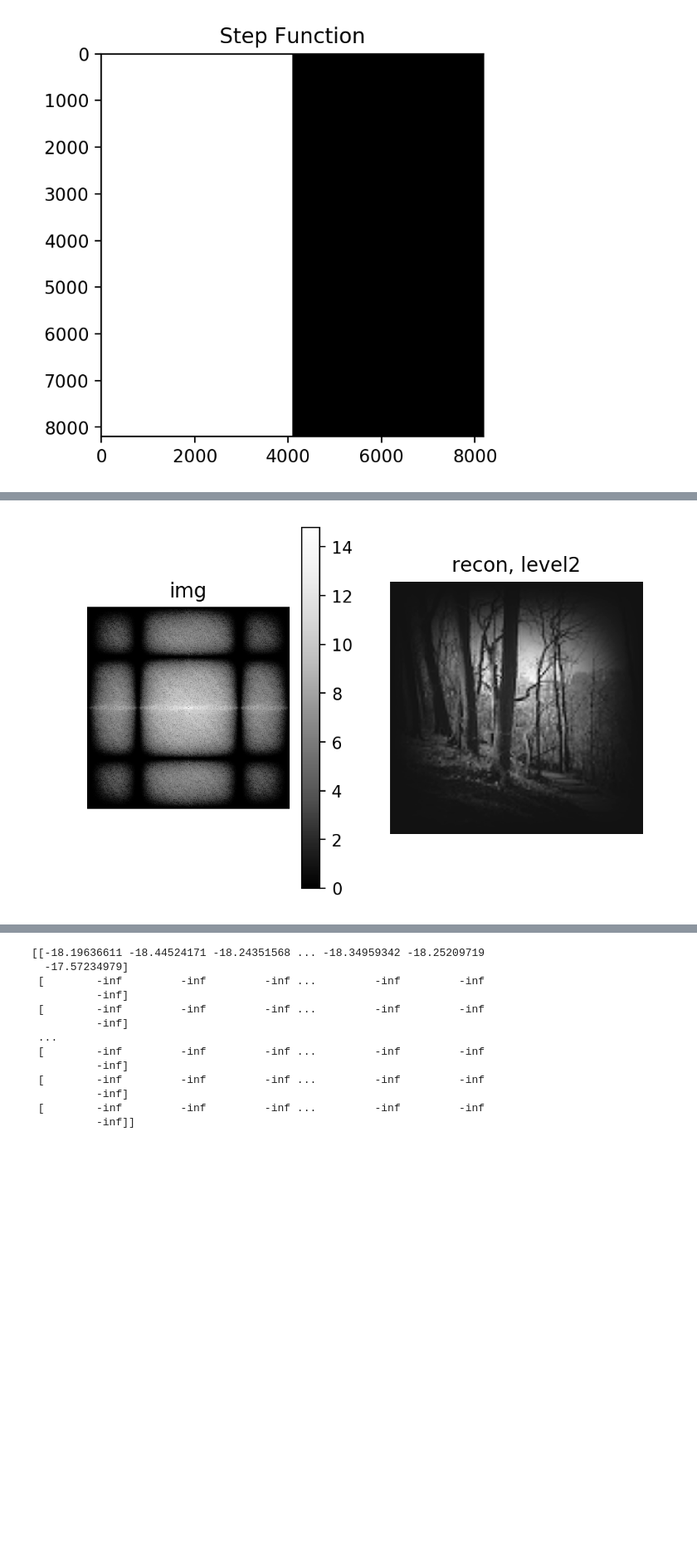
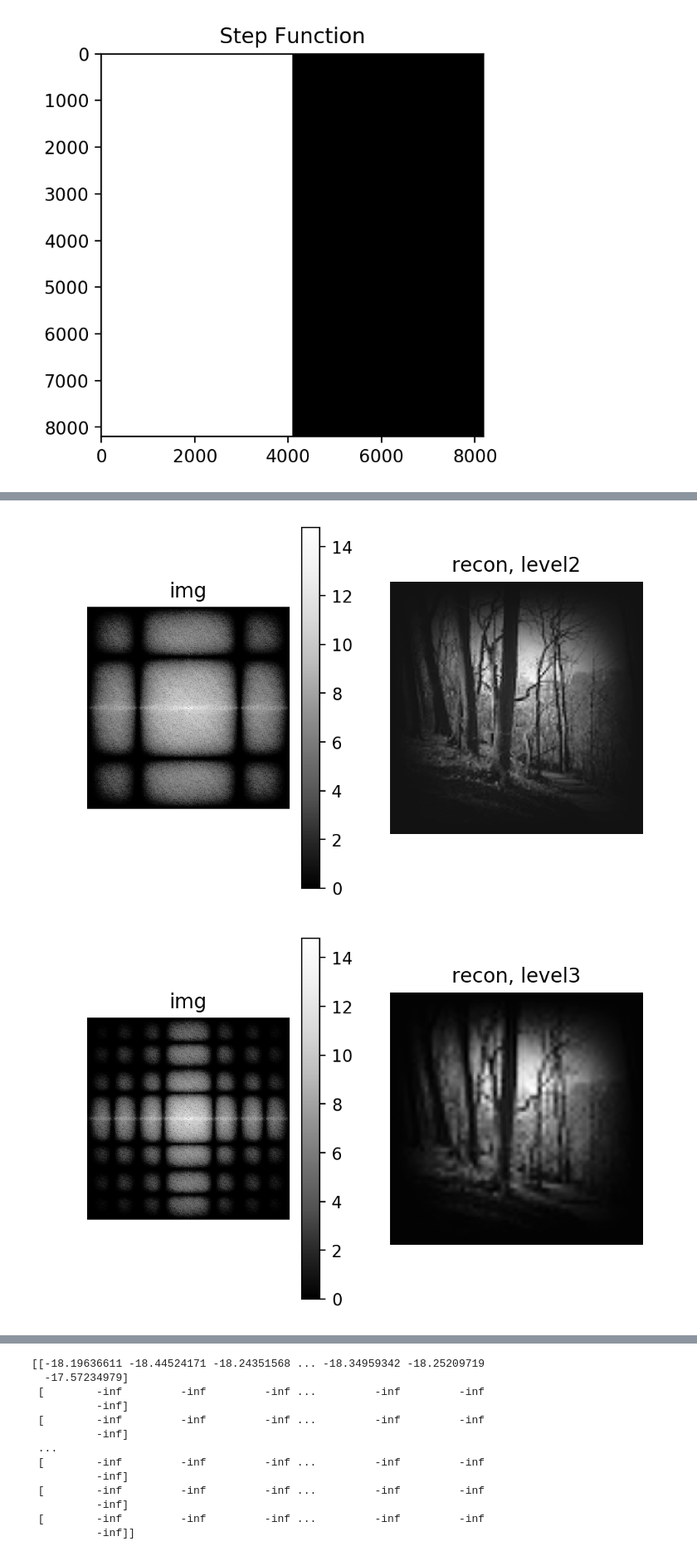
Before and after one commit to vdutell/wavelet_stim, a Jupyter notebook: Wavelet_Edge.ipynb, the cells around one changed output, grey strips where cells are left out. Shown at 83% size. Drawn from its saved outputs; the diff is of its cells as text; code cells hidden in the pictures; blank space fills up the shorter version.

```diff
--- a/Wavelet_Edge.ipynb
+++ b/Wavelet_Edge.ipynb
@@ -87,34 +88,37 @@ pywt.wavelist(kind='discrete')
 wavelet = 'db4'
 # wavelet = pywt.ContinuousWavelet(wavelet)
 mode = 'smooth'
-level = 3
+#level = 6
+#im = cos_filter(stim_step)
 im = cos_filter(trail_gray_array)
-im_band_coeffs = pywt.wavedec2(im, wavelet, mode, level)
+#im_band_coeffs = pywt.wavedec2(im, wavelet, mode, level)
+im_band_coeffs = pywt.wavedec2(im, wavelet, mode) #don't specify level and will do max
 # im_band_coeffs = pywt.cwt(im, wavelet, level)
-for i in range(level):
+for i in range(len(im_band_coeffs)):
     im_band_coeffs_new = [np.zeros_like(i) for i in im_band_coeffs]
     missing_levels = i
     im_band_coeffs_new[:-missing_levels] = im_band_coeffs[:-missing_levels]
     # for i in range(len(im_band_coeffs)):
     #     print (np.array(im_band_coeffs[i]).shape)
     #     im_band_coeffs_new[i] =
     recon = pywt.waverec2(im_band_coeffs_new, wavelet, mode)
 
     plt.figure()
 
     plt.subplot(121)
     ft = np.log1p(np.abs(np.fft.fftshift(np.fft.fft2(recon-np.mean(recon)))))
     plt.imshow(ft,cmap='Greys_r');
     plt.axis('off')
     plt.colorbar()
     plt.title('img')
     plt.subplot(122)
     plt.imshow(recon, cmap='Greys_r');
     plt.axis('off')
     plt.title('recon, level'+str(i))
 
     plt.show()
 # %% [output]
 [figure]
 [figure]
 [figure]
+[figure, added]
```
Also changed, not shown: parts of 3 cells of this notebook, 3 other files.
